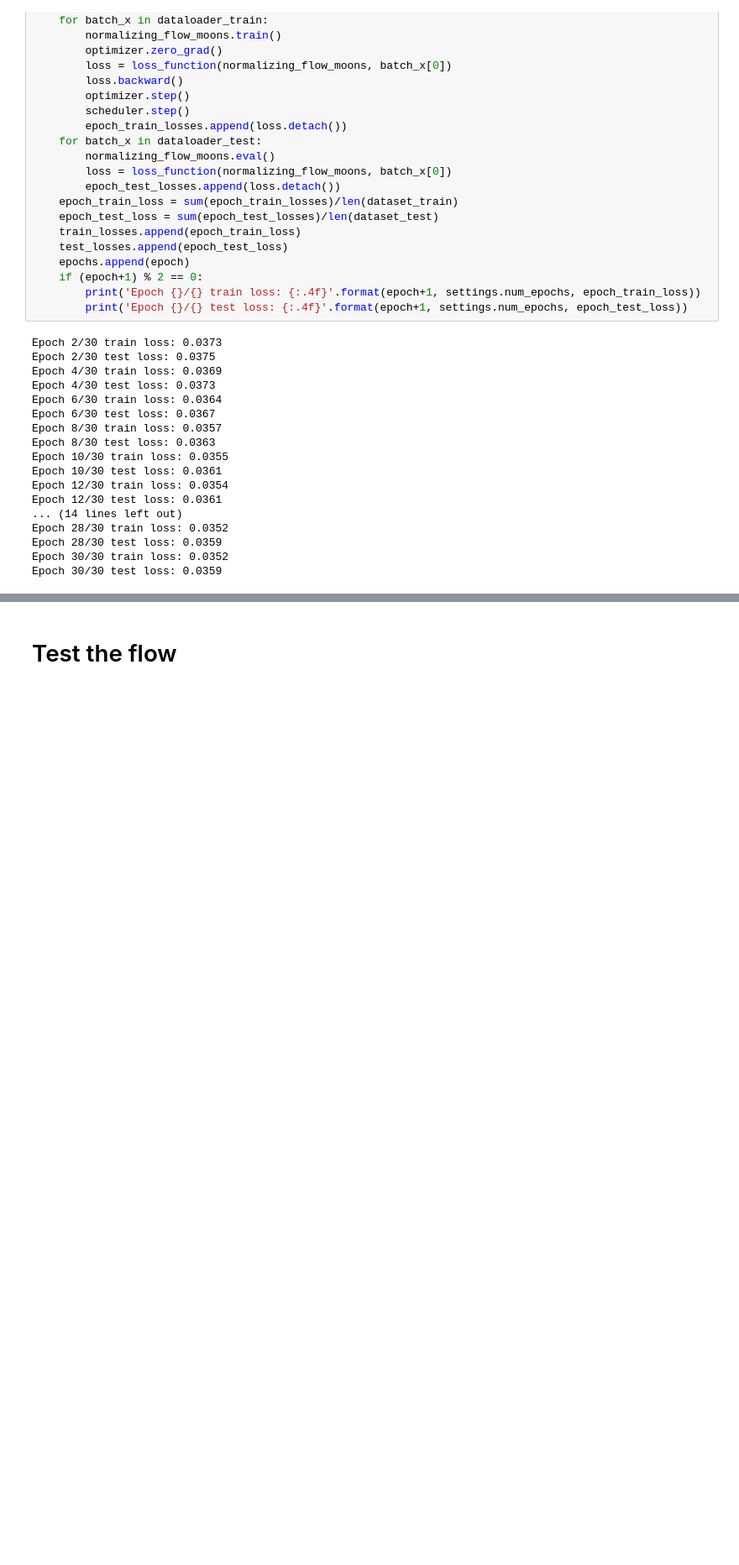
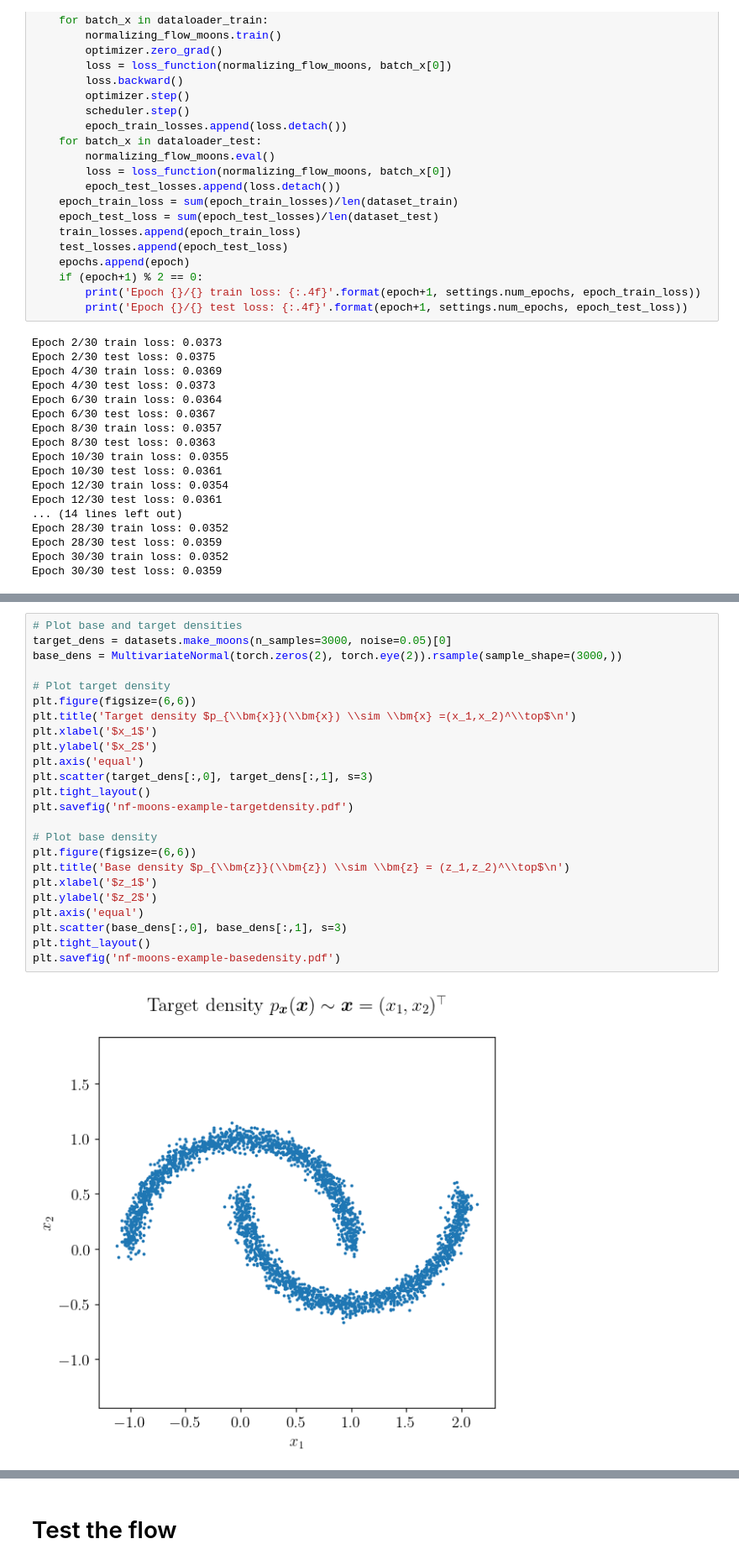
Before and after one commit to danielzahnd/master-thesis, a Jupyter notebook: code/nf-moons-example/nf-moons-example.ipynb, the cells around one changed output, grey strips where cells are left out. Shown at 84% size. Cells and saved outputs as stored; diff of their text form; blank space fills up the shorter version.

```diff
--- a/code/nf-moons-example/nf-moons-example.ipynb
+++ b/code/nf-moons-example/nf-moons-example.ipynb
@@ -336,0 +337,26 @@ plt.savefig('nf-moons-example-loss.pdf')
+# %%
+# Plot base and target densities
+target_dens = datasets.make_moons(n_samples=3000, noise=0.05)[0]
+base_dens = MultivariateNormal(torch.zeros(2), torch.eye(2)).rsample(sample_shape=(3000,))
+
+# Plot target density
+plt.figure(figsize=(6,6))
+plt.title('Target density $p_{\\bm{x}}(\\bm{x}) \\sim \\bm{x} =(x_1,x_2)^\\top$\n')
+plt.xlabel('$x_1$')
+plt.ylabel('$x_2$')
+plt.axis('equal')
+plt.scatter(target_dens[:,0], target_dens[:,1], s=3)
+plt.tight_layout()
+plt.savefig('nf-moons-example-targetdensity.pdf')
+
+# Plot base density
+plt.figure(figsize=(6,6))
+plt.title('Base density $p_{\\bm{z}}(\\bm{z}) \\sim \\bm{z} = (z_1,z_2)^\\top$\n')
+plt.xlabel('$z_1$')
+plt.ylabel('$z_2$')
+plt.axis('equal')
+plt.scatter(base_dens[:,0], base_dens[:,1], s=3)
+plt.tight_layout()
+plt.savefig('nf-moons-example-basedensity.pdf')
+# %% [output]
+[figure, added]
```
Also changed, not shown: parts of 4 cells of this notebook, 9 other files.
